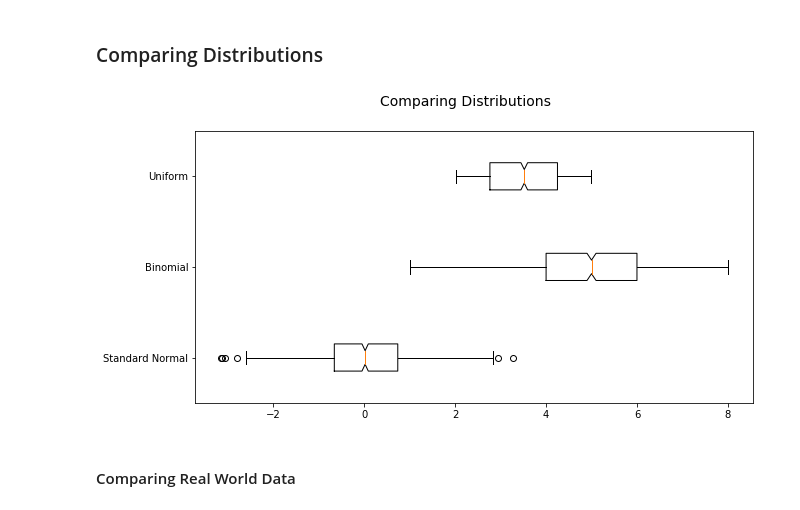
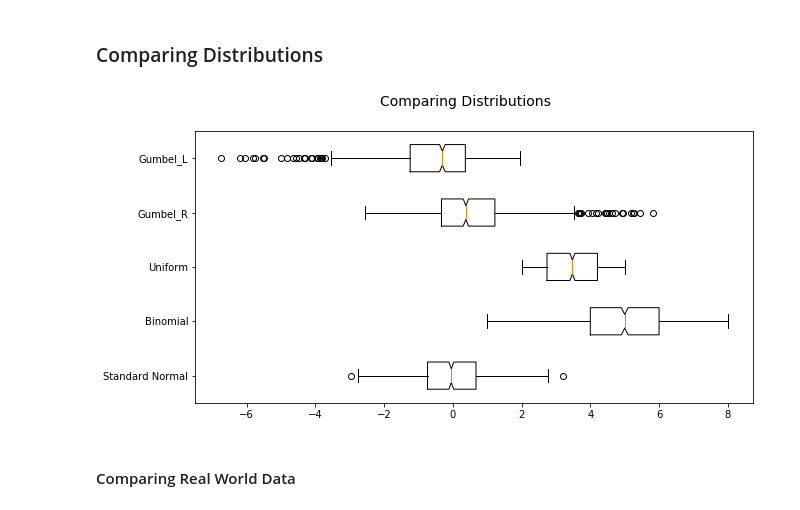
Before and after one commit to MarionMcG/fundamentals_data_analysis, a Jupyter notebook: boxplots.ipynb, the cells around one changed output. Saved outputs shown, nothing was run; the diff lists cells and outputs as text; code cells hidden in the pictures.

Commit message:
Adding skewed data to comparison of datasets and fixing typos

```diff
--- a/boxplots.ipynb
+++ b/boxplots.ipynb
@@ -196,15 +194,16 @@ bino = np.random.binomial(8, 0.6, 1000)
 # %%
-data = [norm, bino, uni]
+bino = np.random.binomial(8, 0.6, 1000)
+new_data = [norm, bino, uni, r, l]
 
 fig = plt.figure(figsize = (10,5))
 fig.suptitle('Comparing Distributions', fontsize=14)
 
 ax = fig.add_subplot(111)
-ax.boxplot(data, 1,  vert = False);
-plt.yticks([1, 2, 3], ['Standard Normal', 'Binomial', 'Uniform'])
+ax.boxplot(new_data, 1,  vert = False);
+plt.yticks([1, 2, 3, 4, 5], ['Standard Normal', 'Binomial', 'Uniform', 'Gumbel_R', 'Gumbel_L'])
 plt.show()
 # %% [output]
-[figure, old version]
+[figure, new version]
 # %% [markdown]
 #### Comparing Real World Data
 # %% [markdown]
```
Also changed, not shown: parts of 1 cell of this notebook.
